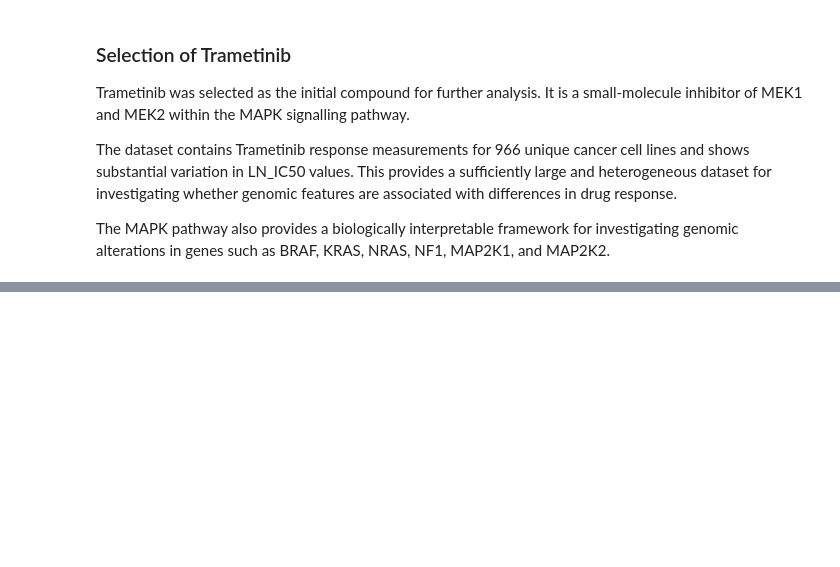
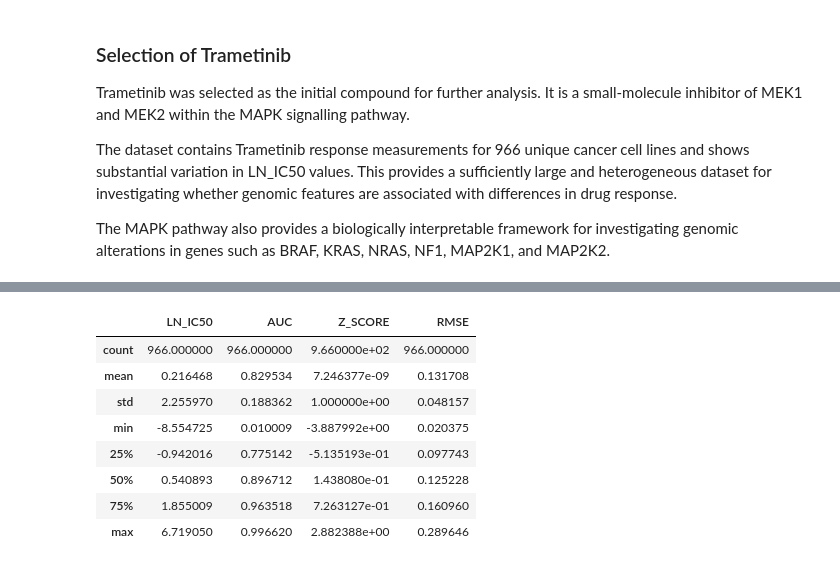
Before and after one commit to carolinemalaihull/trametinib-drug-response-ml, a Jupyter notebook: notebooks/01_data_exploration.ipynb, the cells around one changed output, grey strips where cells are left out. Cells and saved outputs as stored; diff of their text form; code cells hidden in the pictures; blank space fills up the shorter version.

```diff
--- a/notebooks/01_data_exploration.ipynb
+++ b/notebooks/01_data_exploration.ipynb
@@ -270,0 +318,13 @@ The MAPK pathway also provides a biologically interpretable framework for invest
+# %%
+# Summarise Trametinib response measurements
+trametinib[["LN_IC50", "AUC", "Z_SCORE", "RMSE"]].describe()
+# %% [output]
+|  | LN_IC50 | AUC | Z_SCORE | RMSE |
+| count | 966.000000 | 966.000000 | 9.660000e+02 | 966.000000 |
+| mean | 0.216468 | 0.829534 | 7.246377e-09 | 0.131708 |
+| std | 2.255970 | 0.188362 | 1.000000e+00 | 0.048157 |
+| min | -8.554725 | 0.010009 | -3.887992e+00 | 0.020375 |
+| 25% | -0.942016 | 0.775142 | -5.135193e-01 | 0.097743 |
+| 50% | 0.540893 | 0.896712 | 1.438080e-01 | 0.125228 |
+| 75% | 1.855009 | 0.963518 | 7.263127e-01 | 0.160960 |
+| max | 6.719050 | 0.996620 | 2.882388e+00 | 0.289646 |
```
Also changed, not shown: parts of 6 cells of this notebook.
